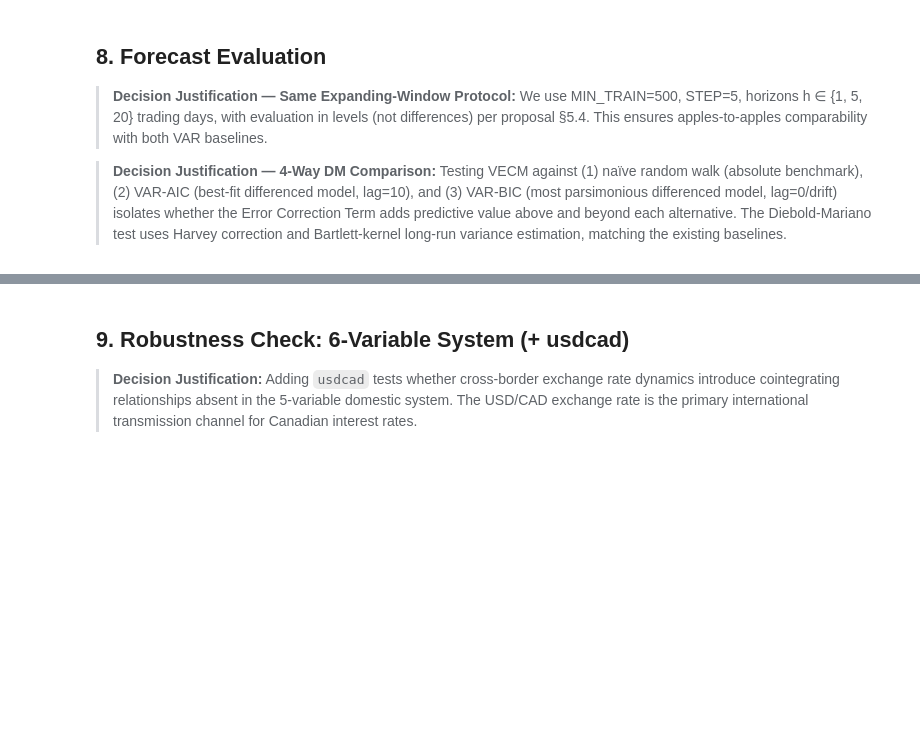
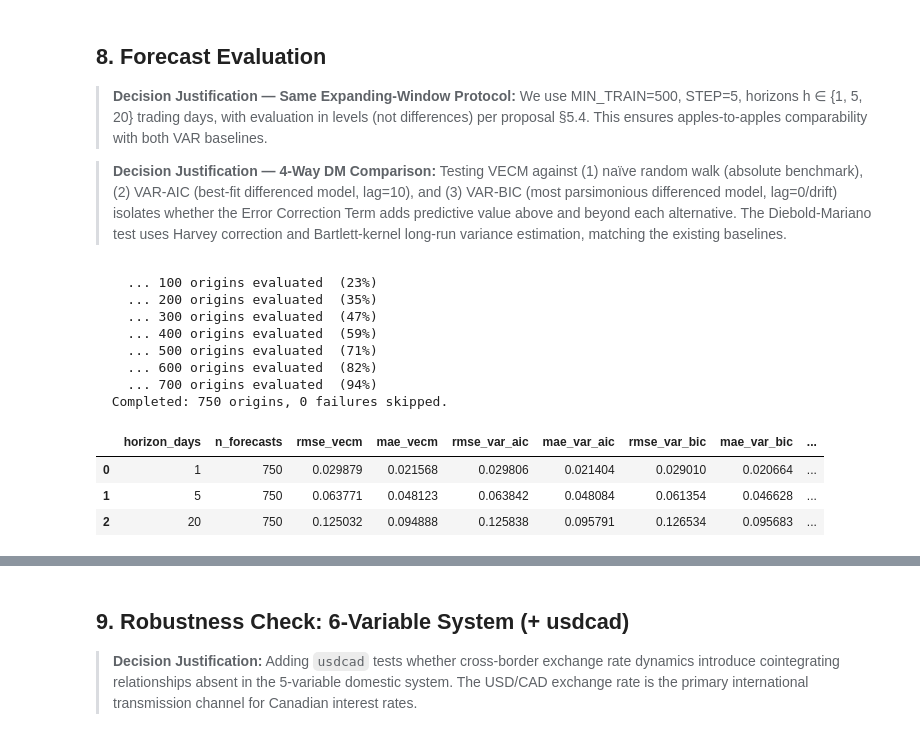
Before and after one commit to nholguinrh/DAMO-699-Capstone-project-GRP5, a Jupyter notebook: notebooks/03_models/johansen_vecm.ipynb, the cells around one changed output, grey strips where cells are left out. Cells and saved outputs as stored; diff of their text form; code cells hidden in the pictures; blank space fills up the shorter version.

```diff
--- a/notebooks/03_models/johansen_vecm.ipynb
+++ b/notebooks/03_models/johansen_vecm.ipynb
@@ -73,11 +100,12 @@ adf_results
 aic_lag_levels, order_results = select_lag_levels(levels)
 k_ar_diff = max(1, aic_lag_levels - 1)
 
-# Also get differenced VAR lag for comparison
+# Differenced-VAR lag orders for the two comparison baselines (VAR-AIC, VAR-BIC)
 diffed = levels.diff().dropna()
 diffed.columns = [f"d_{c}" for c in levels.columns]
-aic_lag_diff = VAR(diffed).select_order(maxlags=MAX_LAG_SEARCH).aic
-aic_lag_diff = max(1, aic_lag_diff)
+diff_order_results = VAR(diffed).select_order(maxlags=MAX_LAG_SEARCH)
+aic_lag_diff = max(1, diff_order_results.aic)
+bic_lag_diff = diff_order_results.bic  # can be 0 (drift model)
 
-print(f"\nLevels VAR AIC lag: {aic_lag_levels} → VECM k_ar_diff = {k_ar_diff}")
-print(f"Differenced VAR AIC lag: {aic_lag_diff} (for comparison model)")
+print(f"\nLevels VAR AIC lag: {aic_lag_levels} \u2192 VECM k_ar_diff = {k_ar_diff}")
+print(f"Differenced VAR AIC lag: {aic_lag_diff}, BIC lag: {bic_lag_diff} (comparison baselines)")
@@ -144,12 +228,26 @@ else:
 # %%
 if primary_rank >= 1:
     det_spec = JOHANSEN_SPECS[0]["vecm_det"]
-    eval_metrics, eval_raw = evaluate_vecm(
-        levels, k_ar_diff, primary_rank, det_spec, aic_lag_diff
+    eval_metrics, eval_raw, eval_forecasts = evaluate_vecm(
+        levels=levels, diffed=diffed, k_ar_diff=k_ar_diff, coint_rank=primary_rank,
+        det_spec=det_spec, aic_lag_diff=aic_lag_diff, bic_lag_diff=bic_lag_diff,
     )
     display(eval_metrics)
 else:
     print("Skipped: no VECM to evaluate (r = 0).")
+# %% [output]
+    ... 100 origins evaluated  (23%)
+    ... 200 origins evaluated  (35%)
+    ... 300 origins evaluated  (47%)
+    ... 400 origins evaluated  (59%)
+    ... 500 origins evaluated  (71%)
+    ... 600 origins evaluated  (82%)
+    ... 700 origins evaluated  (94%)
+  Completed: 750 origins, 0 failures skipped.
+|  | horizon_days | n_forecasts | rmse_vecm | mae_vecm | rmse_var_aic | mae_var_aic | rmse_var_bic | mae_var_bic | ... |
+| 0 | 1 | 750 | 0.029879 | 0.021568 | 0.029806 | 0.021404 | 0.029010 | 0.020664 | ... |
+| 1 | 5 | 750 | 0.063771 | 0.048123 | 0.063842 | 0.048084 | 0.061354 | 0.046628 | ... |
+| 2 | 20 | 750 | 0.125032 | 0.094888 | 0.125838 | 0.095791 | 0.126534 | 0.095683 | ... |
 # %%
 if primary_rank >= 1:
     dm_results = dm_report_vecm(eval_raw)
```
Also changed, not shown: parts of 9 cells of this notebook, 7 other files.
